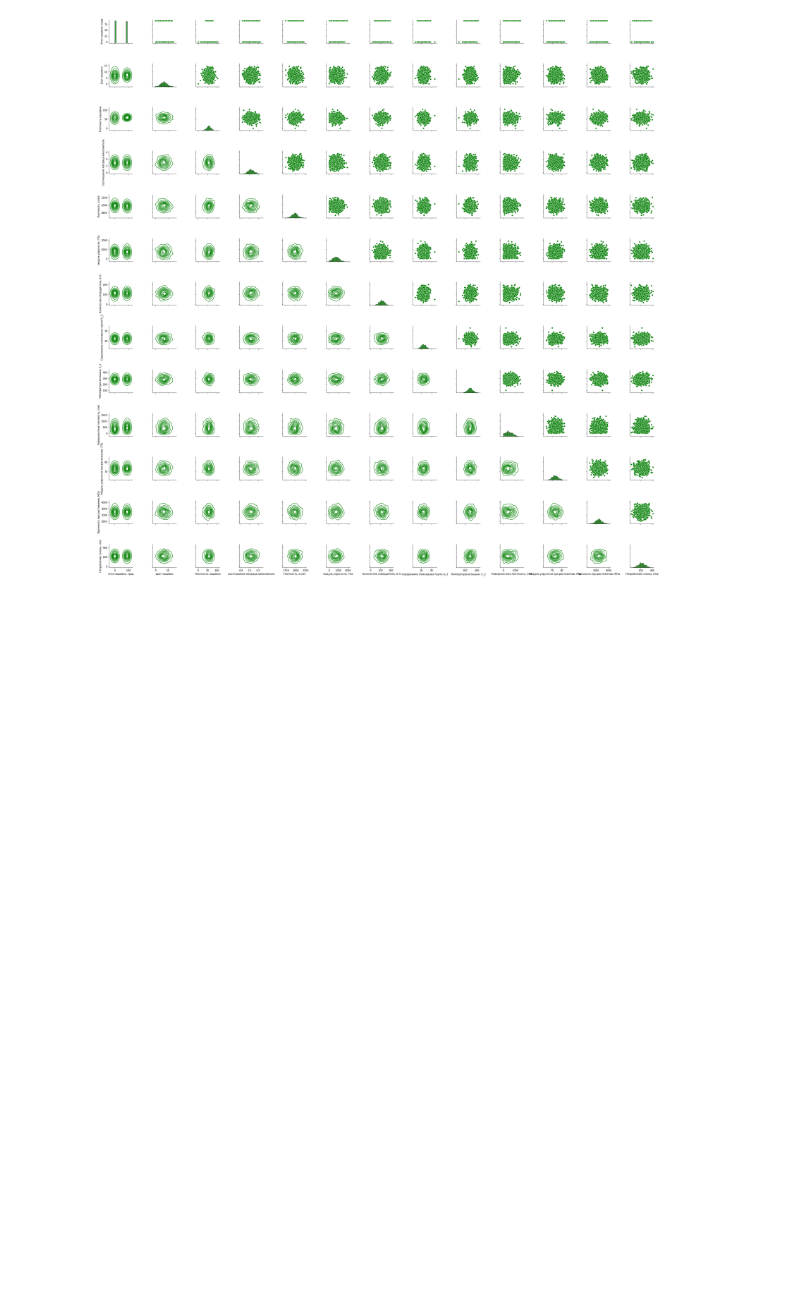
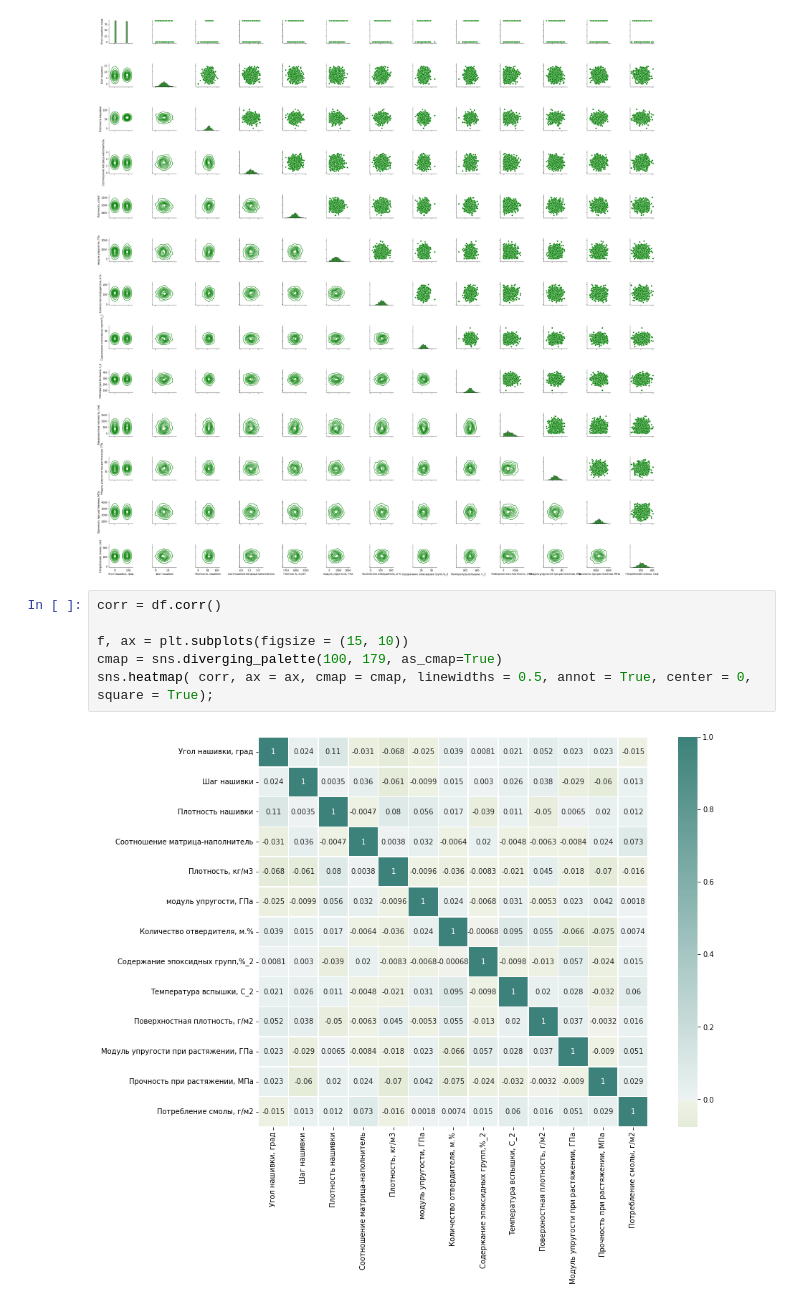
Before and after one commit to AlexeyMM84/VKR, a Jupyter notebook: VRKnew.ipynb, the cells around one changed output. Cells and saved outputs as stored; diff of their text form; blank space fills up the shorter version.

```diff
--- a/VRKnew.ipynb
+++ b/VRKnew.ipynb
@@ -106,3 +108,11 @@ plt.show
 # %% [output]
 <function matplotlib.pyplot.show>
 [figure]
+# %%
+corr = df.corr()
+
+f, ax = plt.subplots(figsize = (15, 10))
+cmap = sns.diverging_palette(100, 179, as_cmap=True)
+sns.heatmap( corr, ax = ax, cmap = cmap, linewidths = 0.5, annot = True, center = 0, square = True);
+# %% [output]
+[figure, added]
```
Also changed, not shown: parts of 1 cell of this notebook.
